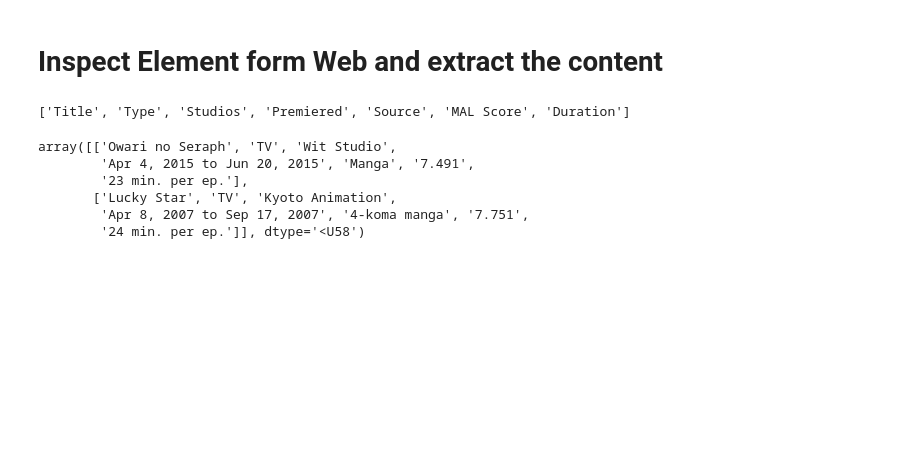
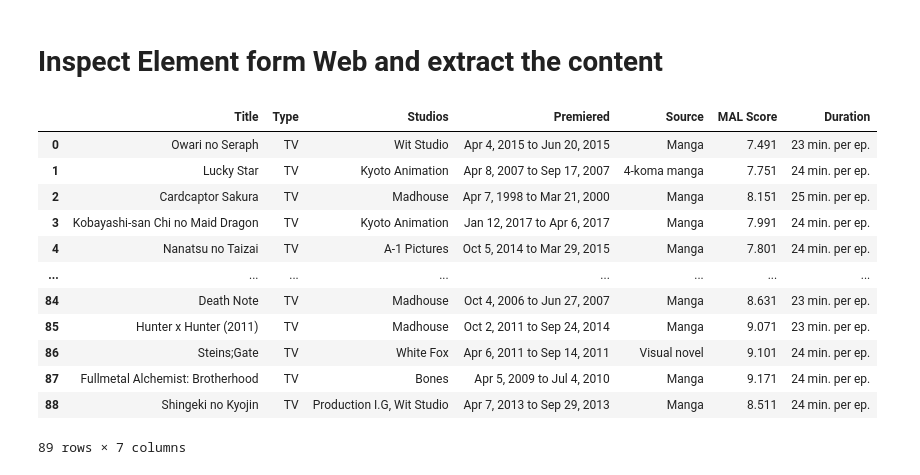
Before and after one commit to irdazh/publik, a Jupyter notebook: uts ks2/laprak-uts-ks2-1.ipynb, the cells around one changed output. Drawn from its saved outputs; the diff is of its cells as text; code cells hidden in the pictures; blank space fills up the shorter version.

```diff
--- a/uts ks2/laprak-uts-ks2-1.ipynb
+++ b/uts ks2/laprak-uts-ks2-1.ipynb
@@ -46,24 +48,31 @@ dataA.columns = ["Rank", "Title"]
 # %%
 # get the table on each bla2 bla
 rows = anime[0].find_all("tr")
 kolom, data = [], []
 
 # list coprehension, then
 # ambil teks dalam tabel, hilangkan baris kosong, split berdasar enter
 [kolom.append(item.text.strip().split("\n")[0]) for i,item in enumerate(rows) if i>0]
 
 # data
 for j,k in enumerate(anime):
     rows = anime[j].find_all("tr")
     [data.append(item.text.strip().split("\n")[1]) for i,item in enumerate(rows) if i>0]
 
 data2 = np.array(data).reshape(89,7)
-display(kolom, data2[:2])
+data2 = pd.DataFrame(data2, columns=kolom)
+display(data2)
 # %% [output]
+|  | Title | Type | Studios | Premiered | Source | MAL Score | Duration |
+| 0 | Owari no Seraph | TV | Wit Studio | Apr 4, 2015 to Jun 20, 2015 | Manga | 7.491 | 23 min. per ep. |
+| 1 | Lucky Star | TV | Kyoto Animation | Apr 8, 2007 to Sep 17, 2007 | 4-koma manga | 7.751 | 24 min. per ep. |
+| 2 | Cardcaptor Sakura | TV | Madhouse | Apr 7, 1998 to Mar 21, 2000 | Manga | 8.151 | 25 min. per ep. |
+| 3 | Kobayashi-san Chi no Maid Dragon | TV | Kyoto Animation | Jan 12, 2017 to Apr 6, 2017 | Manga | 7.991 | 24 min. per ep. |
+| 4 | Nanatsu no Taizai | TV | A-1 Pictures | Oct 5, 2014 to Mar 29, 2015 | Manga | 7.801 | 24 min. per ep. |
+| ... | ... | ... | ... | ... | ... | ... | ... |
+| 84 | Death Note | TV | Madhouse | Oct 4, 2006 to Jun 27, 2007 | Manga | 8.631 | 23 min. per ep. |
+| 85 | Hunter x Hunter (2011) | TV | Madhouse | Oct 2, 2011 to Sep 24, 2014 | Manga | 9.071 | 23 min. per ep. |
+| 86 | Steins;Gate | TV | White Fox | Apr 6, 2011 to Sep 14, 2011 | Visual novel | 9.101 | 24 min. per ep. |
+| 87 | Fullmetal Alchemist: Brotherhood | TV | Bones | Apr 5, 2009 to Jul 4, 2010 | Manga | 9.171 | 24 min. per ep. |
+| 88 | Shingeki no Kyojin | TV | Production I.G, Wit Studio | Apr 7, 2013 to Sep 29, 2013 | Manga | 8.511 | 24 min. per ep. |
-['Title', 'Type', 'Studios', 'Premiered', 'Source', 'MAL Score', 'Duration']
+89 rows × 7 columns
-array([['Owari no Seraph', 'TV', 'Wit Studio',
-        'Apr 4, 2015 to Jun 20, 2015', 'Manga', '7.491',
-        '23 min. per ep.'],
-       ['Lucky Star', 'TV', 'Kyoto Animation',
-        'Apr 8, 2007 to Sep 17, 2007', '4-koma manga', '7.751',
-        '24 min. per ep.']], dtype='<U58')
```
Also changed, not shown: parts of 7 cells of this notebook.
